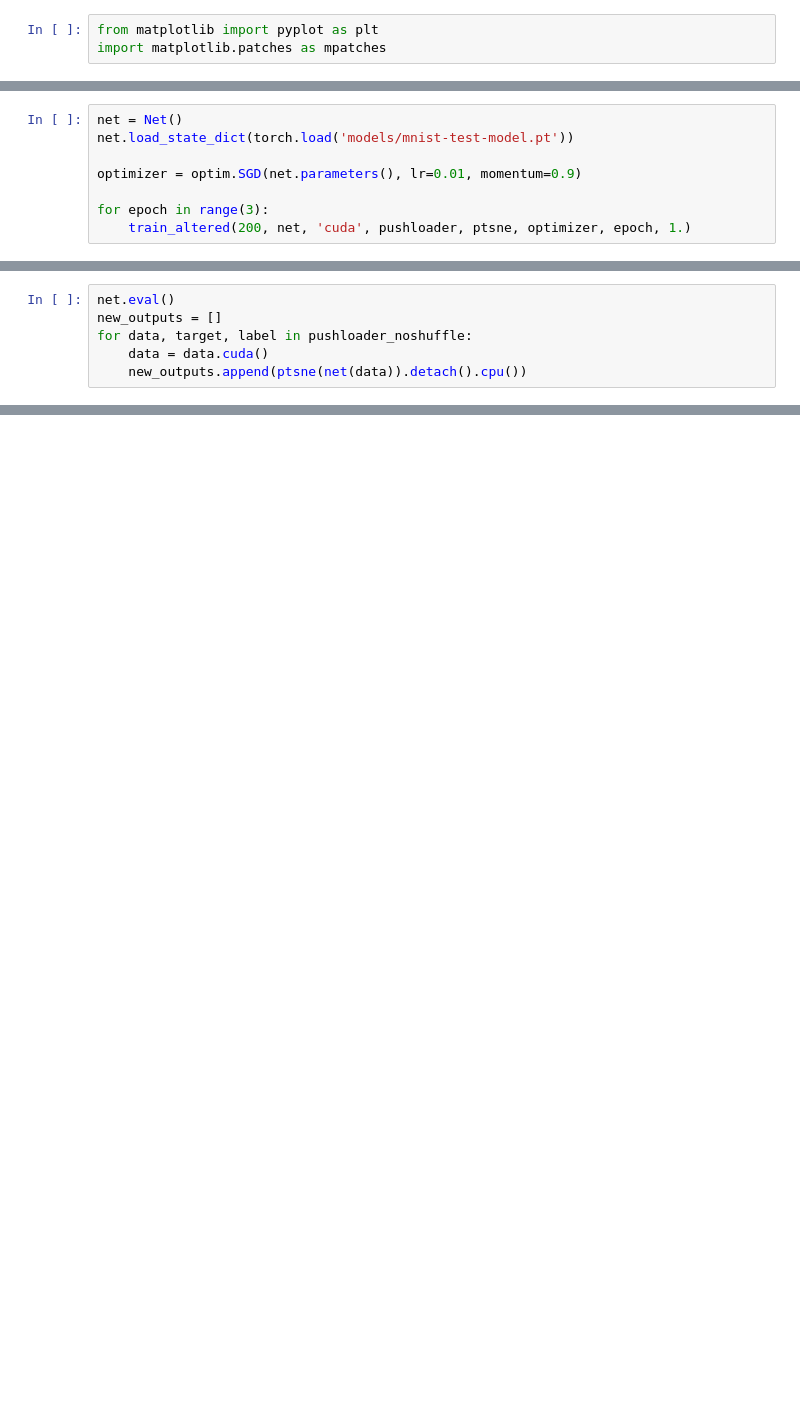
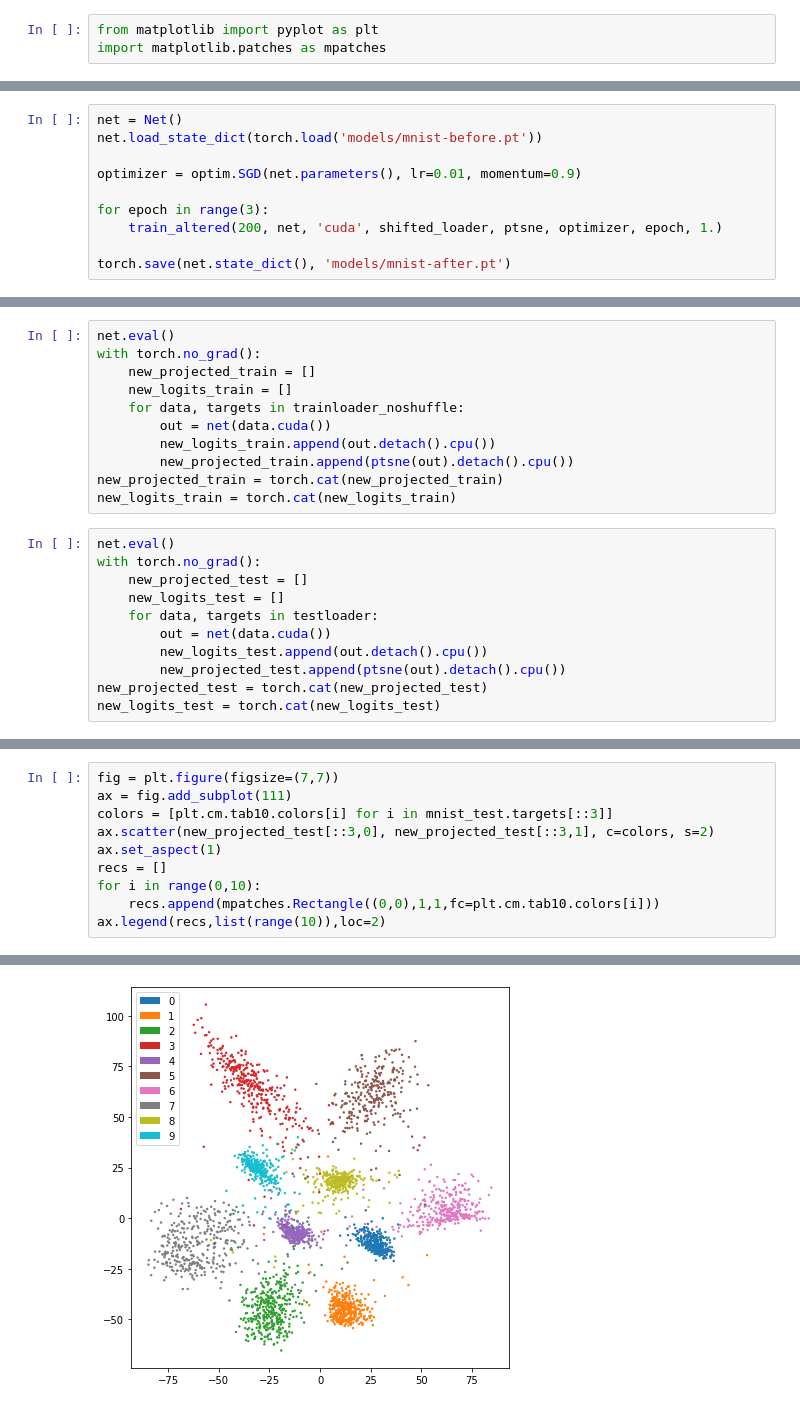
Before and after one commit to einbandi/ptsne-pytorch, a Jupyter notebook: mnist-manipulation.ipynb, the cells around one changed output, grey strips where cells are left out. Cells and saved outputs as stored; diff of their text form; blank space fills up the shorter version.

```diff
--- a/mnist-manipulation.ipynb
+++ b/mnist-manipulation.ipynb
@@ -233,9 +242,11 @@ pushloader_noshuffle = torch.utils.data.DataLoader(pushdataset, batch_size=50, s
 # %%
 net = Net()
-net.load_state_dict(torch.load('models/mnist-test-model.pt'))
+net.load_state_dict(torch.load('models/mnist-before.pt'))
 
 optimizer = optim.SGD(net.parameters(), lr=0.01, momentum=0.9)
 
 for epoch in range(3):
-    train_altered(200, net, 'cuda', pushloader, ptsne, optimizer, epoch, 1.)
+    train_altered(200, net, 'cuda', shifted_loader, ptsne, optimizer, epoch, 1.)
+
+torch.save(net.state_dict(), 'models/mnist-after.pt')
 # %% [output]
@@ -260,6 +271,22 @@ Train Epoch: 2 [50000/60000 (83%)]      Loss: 0.130749
-# %%
-net.eval()
-new_outputs = []
-for data, target, label in pushloader_noshuffle:
-    data = data.cuda()
-    new_outputs.append(ptsne(net(data)).detach().cpu())
+# %%
+net.eval()
+with torch.no_grad():
+    new_projected_train = []
+    new_logits_train = []
+    for data, targets in trainloader_noshuffle:
+        out = net(data.cuda())
+        new_logits_train.append(out.detach().cpu())
+        new_projected_train.append(ptsne(out).detach().cpu())
+new_projected_train = torch.cat(new_projected_train)
+new_logits_train = torch.cat(new_logits_train)
+# %%
+net.eval()
+with torch.no_grad():
+    new_projected_test = []
+    new_logits_test = []
+    for data, targets in testloader:
+        out = net(data.cuda())
+        new_logits_test.append(out.detach().cpu())
+        new_projected_test.append(ptsne(out).detach().cpu())
+new_projected_test = torch.cat(new_projected_test)
+new_logits_test = torch.cat(new_logits_test)
@@ -278,0 +308,11 @@ ax.legend(recs,list(range(10)),loc=2)
+# %%
+fig = plt.figure(figsize=(7,7))
+ax = fig.add_subplot(111)
+colors = [plt.cm.tab10.colors[i] for i in mnist_test.targets[::3]]
+ax.scatter(new_projected_test[::3,0], new_projected_test[::3,1], c=colors, s=2)
+ax.set_aspect(1)
+recs = []
+for i in range(0,10):
+    recs.append(mpatches.Rectangle((0,0),1,1,fc=plt.cm.tab10.colors[i]))
+ax.legend(recs,list(range(10)),loc=2)
+# %% [output]
@@ -278,0 +320 @@ ax.legend(recs,list(range(10)),loc=2)
+[figure, added]
```
Also changed, not shown: parts of 35 cells of this notebook, 2 other files.
